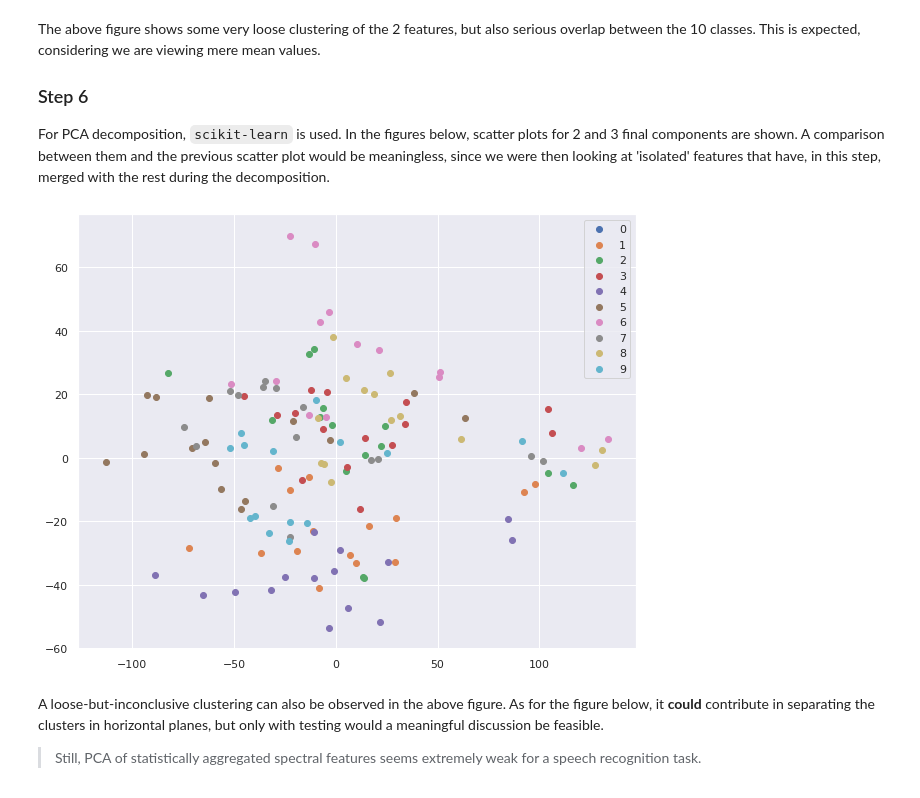
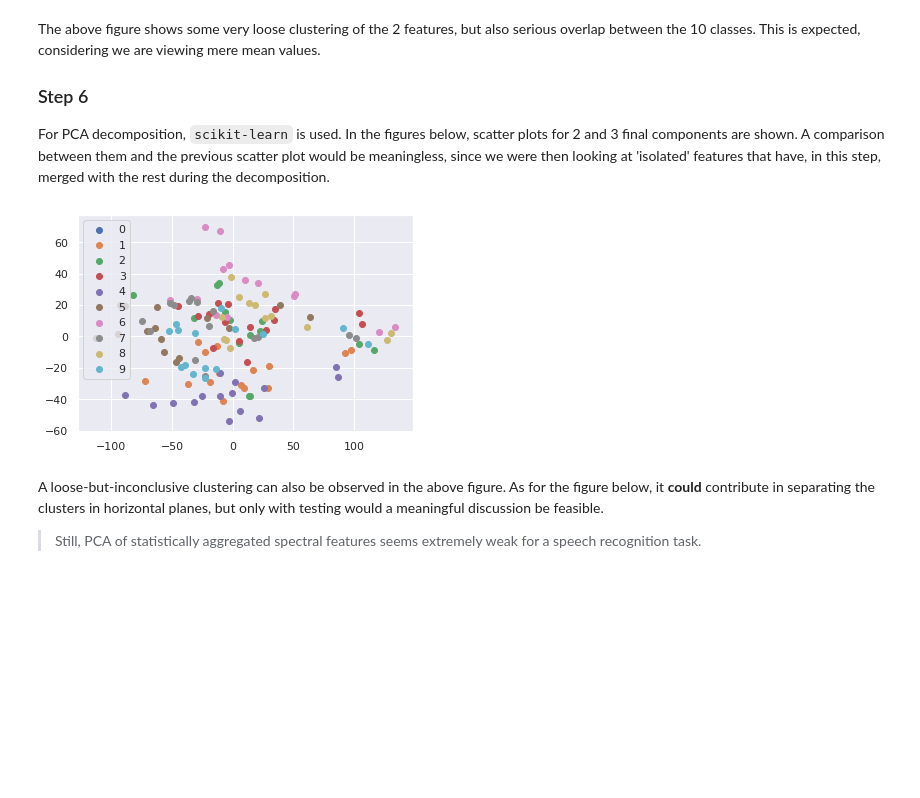
Before and after one commit to kotskon/patrec19, a Jupyter notebook: labTwo/lab2Report.ipynb, the cells around one changed output. Saved outputs shown, nothing was run; the diff lists cells and outputs as text; code cells hidden in the pictures; blank space fills up the shorter version.

```diff
--- a/labTwo/lab2Report.ipynb
+++ b/labTwo/lab2Report.ipynb
@@ -375,13 +380,13 @@
 # %%
 pca_obj = PCA (n_components = 2)
 X = pca_obj.fit_transform (compFeats)
-fig = plt.figure (figsize = (10, 8))
+fig = plt.figure (figsize = (6, 4))
 for i in range (10):
     plt.scatter (X[digits == i][:, 0], X[digits == i][:, 1], label = str (i))
 plt.legend (loc = 'best')
 plt.show ()
 # %% [output]
-[figure, old version]
+[figure, new version]
 # %% [markdown]
 A loose-but-inconclusive clustering can also be observed in the above figure. As for the figure below, it **could** contribute in separating the clusters in horizontal planes, but only with testing would a meaningful discussion be feasible.
 
```
Also changed, not shown: parts of 16 cells of this notebook, 4 other files.
